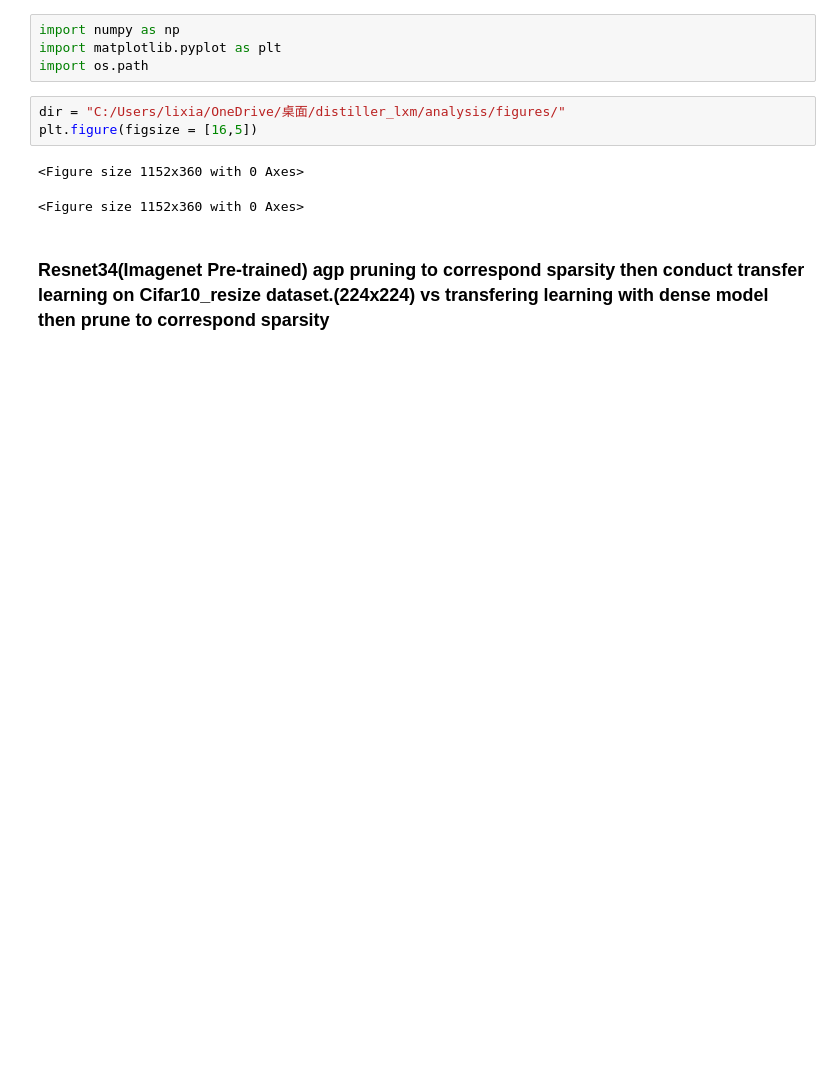
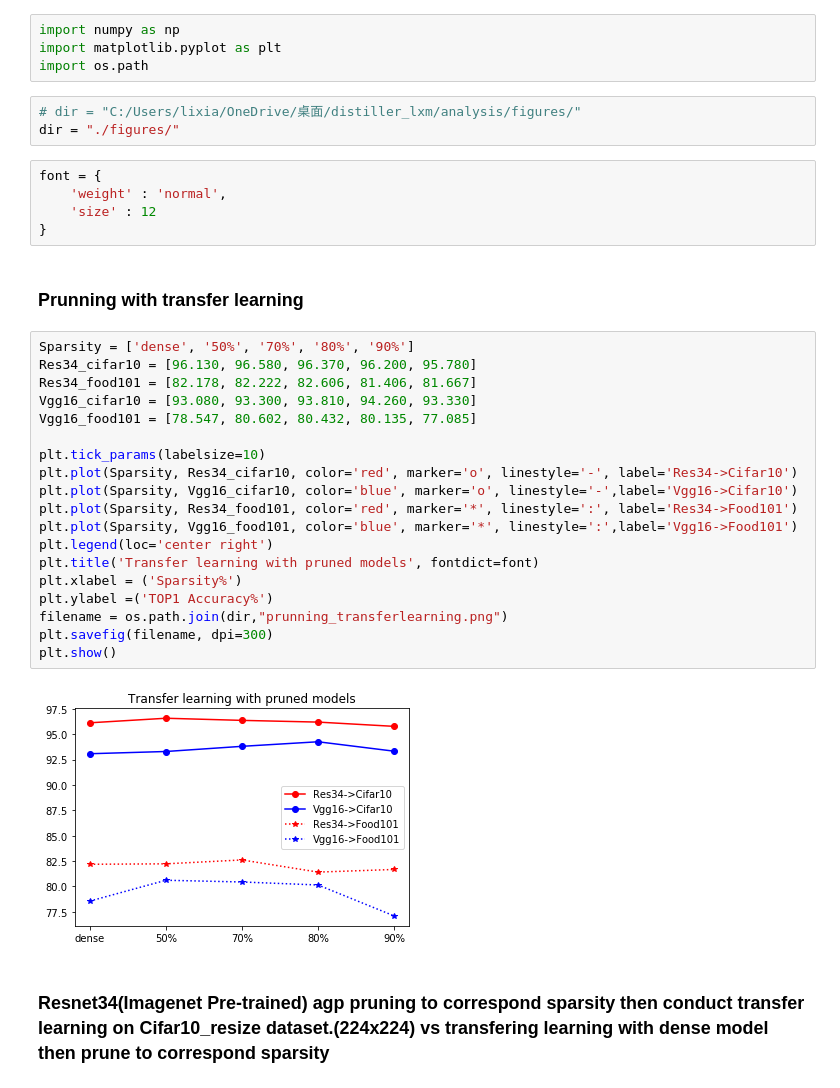
Before and after one commit to Xiaomin-Li/CS7313-MachineLearning-CourseProject-Xiaomin, a Jupyter notebook: analysis/graph.ipynb, the cells around one changed output. Saved outputs shown, nothing was run; the diff lists cells and outputs as text; blank space fills up the shorter version.

```diff
--- a/analysis/graph.ipynb
+++ b/analysis/graph.ipynb
@@ -3,11 +3,36 @@ import numpy as np
 import matplotlib.pyplot as plt
 import os.path
 # %%
-dir = "C:/Users/lixia/OneDrive/桌面/distiller_lxm/analysis/figures/"
-plt.figure(figsize = [16,5])
+# dir = "C:/Users/lixia/OneDrive/桌面/distiller_lxm/analysis/figures/"
+dir = "./figures/"
-# %% [output]
-<Figure size 1152x360 with 0 Axes>
-<Figure size 1152x360 with 0 Axes>
+# %%
+font = {
+    'weight' : 'normal',
+    'size' : 12
+}
+# %% [markdown]
+### Prunning with transfer learning
+# %%
+Sparsity = ['dense', '50%', '70%', '80%', '90%']
+Res34_cifar10 = [96.130, 96.580, 96.370, 96.200, 95.780]
+Res34_food101 = [82.178, 82.222, 82.606, 81.406, 81.667]
+Vgg16_cifar10 = [93.080, 93.300, 93.810, 94.260, 93.330]
+Vgg16_food101 = [78.547, 80.602, 80.432, 80.135, 77.085]
+
+plt.tick_params(labelsize=10)
+plt.plot(Sparsity, Res34_cifar10, color='red', marker='o', linestyle='-', label='Res34->Cifar10')
+plt.plot(Sparsity, Vgg16_cifar10, color='blue', marker='o', linestyle='-',label='Vgg16->Cifar10')
+plt.plot(Sparsity, Res34_food101, color='red', marker='*', linestyle=':', label='Res34->Food101')
+plt.plot(Sparsity, Vgg16_food101, color='blue', marker='*', linestyle=':',label='Vgg16->Food101')
+plt.legend(loc='center right')
+plt.title('Transfer learning with pruned models', fontdict=font)
+plt.xlabel = ('Sparsity%')
+plt.ylabel =('TOP1 Accuracy%')
+filename = os.path.join(dir,"prunning_transferlearning.png")
+plt.savefig(filename, dpi=300)
+plt.show()
+# %% [output]
+[figure, added]
 # %% [markdown]
 ### Resnet34(Imagenet Pre-trained) agp pruning to correspond sparsity then conduct transfer learning on Cifar10_resize dataset.(224x224)  vs transfering learning with dense model then prune to correspond sparsity
 # %%
```
Also changed, not shown: parts of 7 cells of this notebook, 7 other files.
